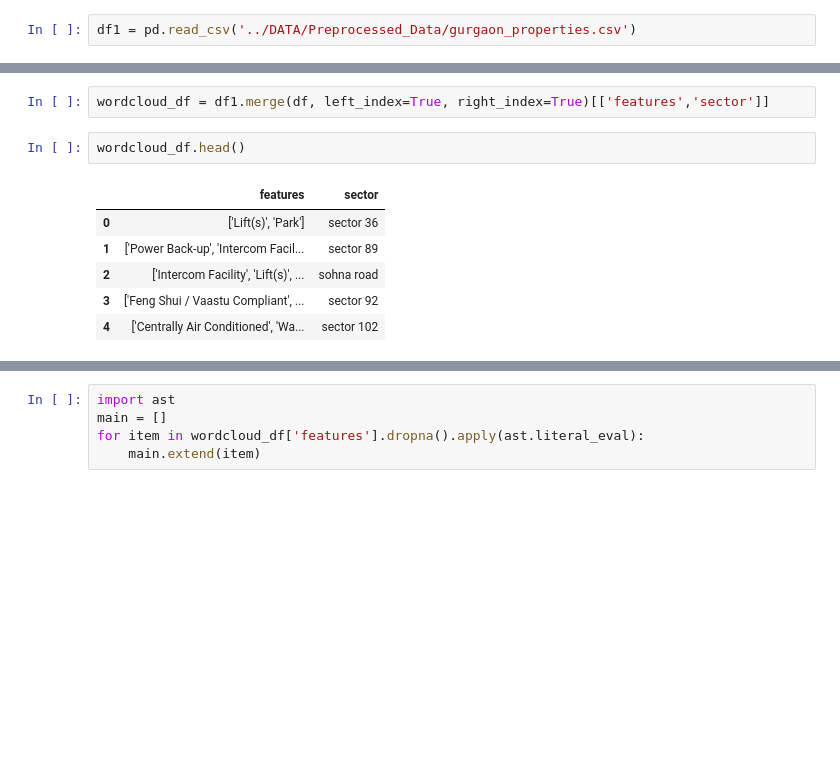
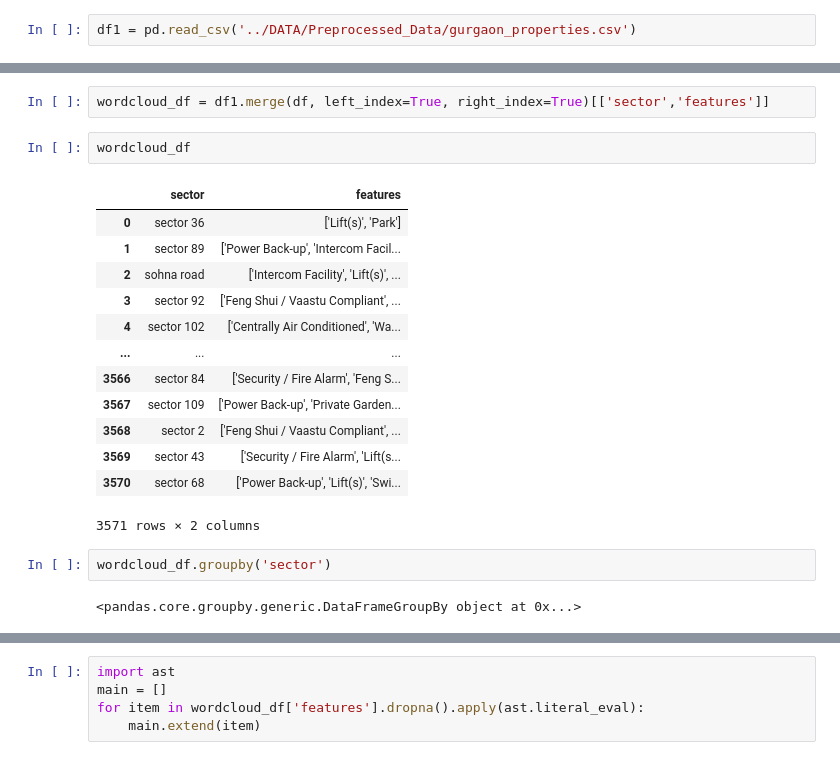
Before and after one commit to sahilshore/real-estate-intelligence, a Jupyter notebook: Data Visualization/data-visualization.ipynb, the cells around one changed output, grey strips where cells are left out. Drawn from its saved outputs; the diff is of its cells as text; blank space fills up the shorter version.

```diff
--- a/Data Visualization/data-visualization.ipynb
+++ b/Data Visualization/data-visualization.ipynb
@@ -141,13 +141,24 @@ df1.head()
 | 3 | 2 BHK Flat in Sohna | flat | breez global hill view | 0.32 | 5470.0 | 585.0 | Built Up area: 1000 (92.9 sq.m.)C... | 2 | ... |
 | 4 | 3 BHK Flat in Sector 92 Gurgaon | flat | bestech park view sanskruti | 1.60 | 8020.0 | 1995.0 | Super Built up area 1995(185.34 s... | 3 | ... |
 # %%
-wordcloud_df = df1.merge(df, left_index=True, right_index=True)[['features','sector']]
+wordcloud_df = df1.merge(df, left_index=True, right_index=True)[['sector','features']]
 # %%
-wordcloud_df.head()
+wordcloud_df
 # %% [output]
-|  | features | sector |
-| 0 | ['Lift(s)', 'Park'] | sector 36 |
-| 1 | ['Power Back-up', 'Intercom Facil... | sector 89 |
-| 2 | ['Intercom Facility', 'Lift(s)', ... | sohna road |
-| 3 | ['Feng Shui / Vaastu Compliant', ... | sector 92 |
-| 4 | ['Centrally Air Conditioned', 'Wa... | sector 102 |
+|  | sector | features |
+| 0 | sector 36 | ['Lift(s)', 'Park'] |
+| 1 | sector 89 | ['Power Back-up', 'Intercom Facil... |
+| 2 | sohna road | ['Intercom Facility', 'Lift(s)', ... |
+| 3 | sector 92 | ['Feng Shui / Vaastu Compliant', ... |
+| 4 | sector 102 | ['Centrally Air Conditioned', 'Wa... |
+| ... | ... | ... |
+| 3566 | sector 84 | ['Security / Fire Alarm', 'Feng S... |
+| 3567 | sector 109 | ['Power Back-up', 'Private Garden... |
+| 3568 | sector 2 | ['Feng Shui / Vaastu Compliant', ... |
+| 3569 | sector 43 | ['Security / Fire Alarm', 'Lift(s... |
+| 3570 | sector 68 | ['Power Back-up', 'Lift(s)', 'Swi... |
+3571 rows × 2 columns
+# %%
+wordcloud_df.groupby('sector')
+# %% [output]
+<pandas.core.groupby.generic.DataFrameGroupBy object at 0x...>
```
Also changed, not shown: parts of 4 cells of this notebook, 1 other file.
